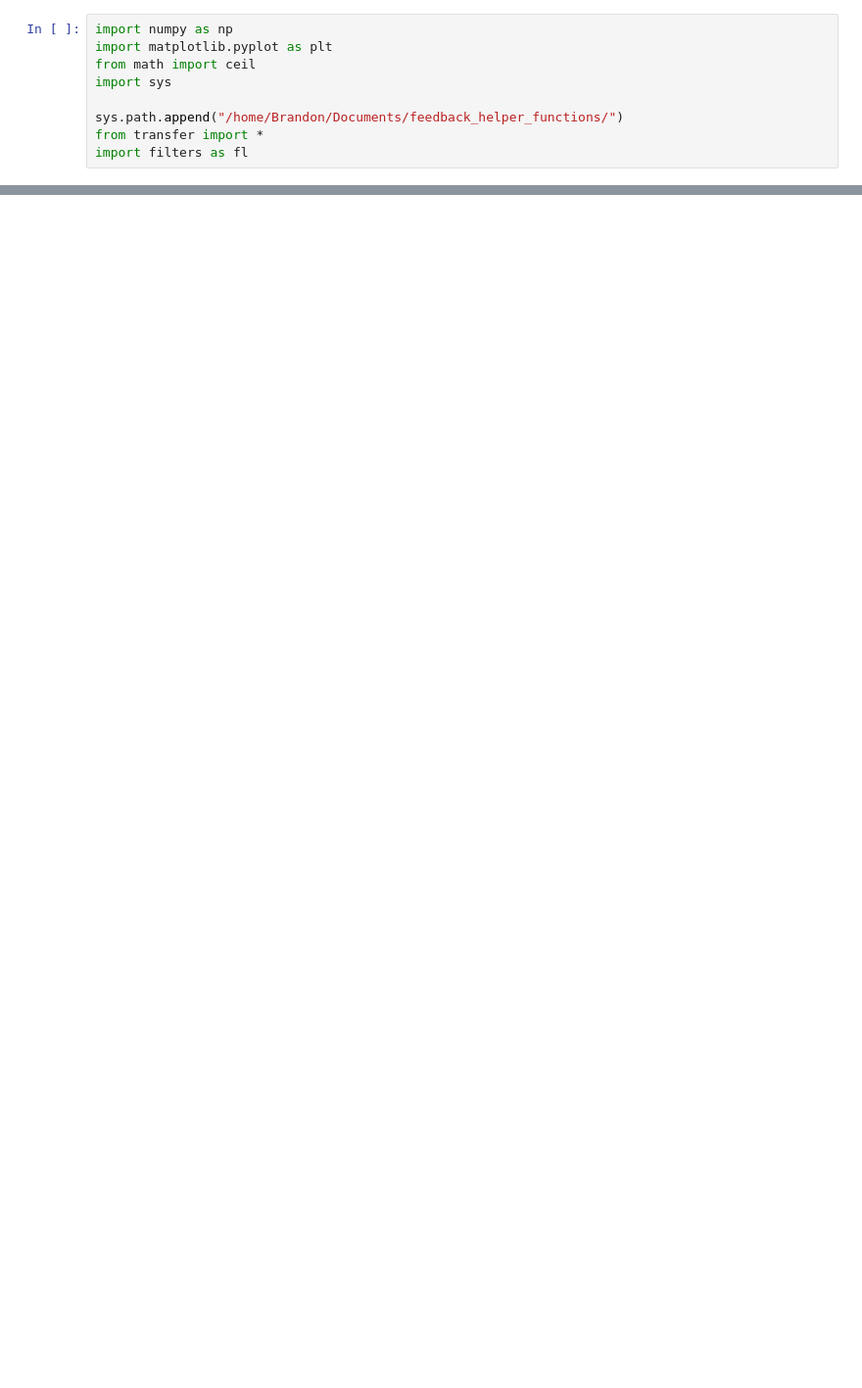
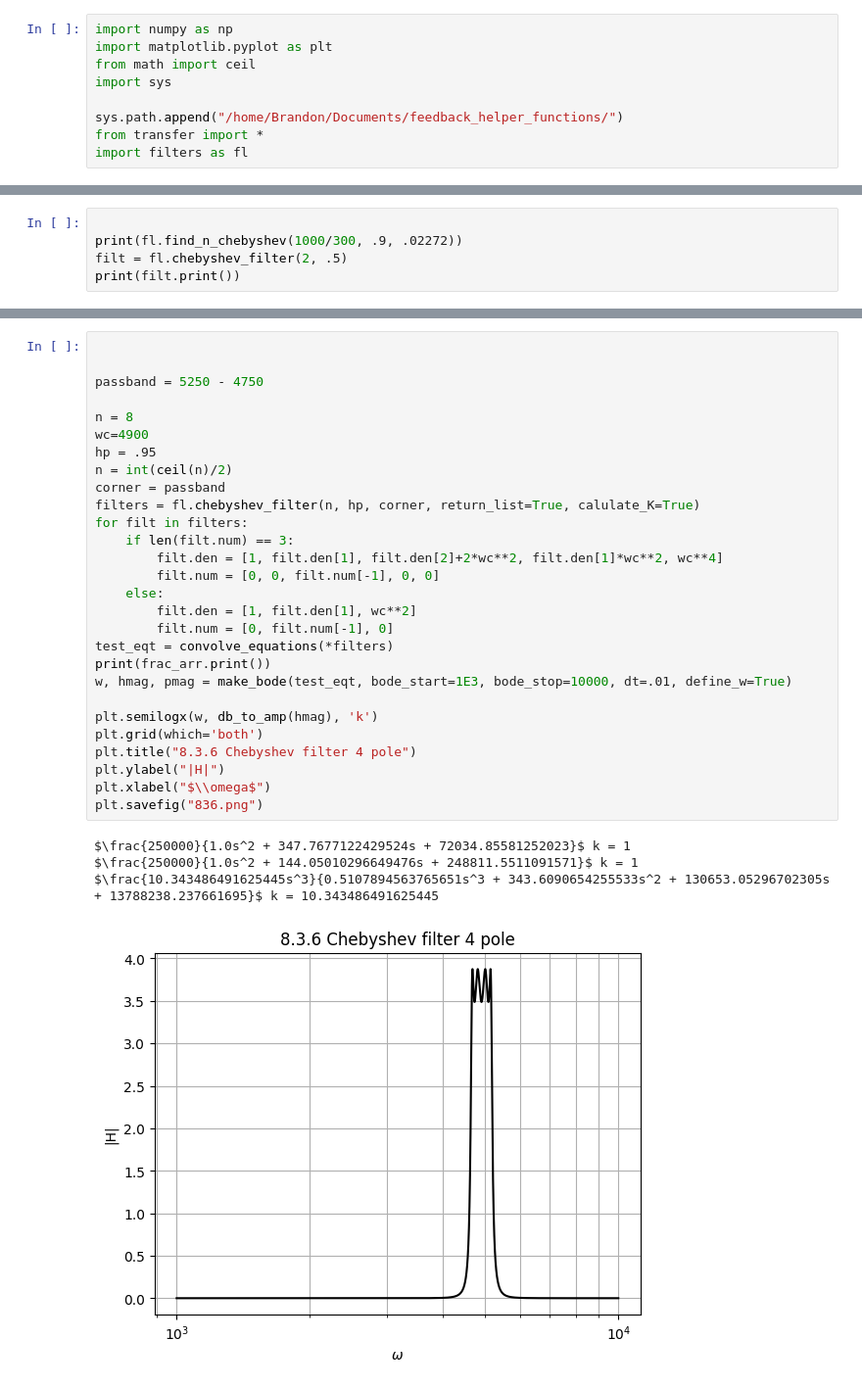
Before and after one commit to Brandon-Vetter/feedback_helper_functions, a Jupyter notebook: chekov_filter.ipynb, the cells around one changed output, grey strips where cells are left out. Shown at 98% size. Saved outputs shown, nothing was run; the diff lists cells and outputs as text; blank space fills up the shorter version.

Commit message:
filters

```diff
--- a/chekov_filter.ipynb
+++ b/chekov_filter.ipynb
@@ -43,0 +97,5 @@ $\frac{1}{1.0s^4 + 0.9836356304188945s^3 + 1.483769526714788s^2 + 0.775242018446
+# %%
+
+print(fl.find_n_chebyshev(1000/300, .9, .02272))
+filt = fl.chebyshev_filter(2, .5)
+print(filt.print())
@@ -43,0 +106,33 @@ $\frac{1}{1.0s^4 + 0.9836356304188945s^3 + 1.483769526714788s^2 + 0.775242018446
+# %%
+
+
+passband = 5250 - 4750
+
+n = 8
+wc=4900
+hp = .95
+n = int(ceil(n)/2)
+corner = passband
+filters = fl.chebyshev_filter(n, hp, corner, return_list=True, calulate_K=True)
+for filt in filters:
+    if len(filt.num) == 3:
+        filt.den = [1, filt.den[1], filt.den[2]+2*wc**2, filt.den[1]*wc**2, wc**4]
+        filt.num = [0, 0, filt.num[-1], 0, 0]
+    else:
+        filt.den = [1, filt.den[1], wc**2]
+        filt.num = [0, filt.num[-1], 0]
+test_eqt = convolve_equations(*filters)
+print(frac_arr.print())
+w, hmag, pmag = make_bode(test_eqt, bode_start=1E3, bode_stop=10000, dt=.01, define_w=True)
+
+plt.semilogx(w, db_to_amp(hmag), 'k')
+plt.grid(which='both')
+plt.title("8.3.6 Chebyshev filter 4 pole")
+plt.ylabel("|H|")
+plt.xlabel("$\\omega$")
+plt.savefig("836.png")
+# %% [output]
+$\frac{250000}{1.0s^2 + 347.7677122429524s + 72034.85581252023}$ k = 1
+$\frac{250000}{1.0s^2 + 144.05010296649476s + 248811.5511091571}$ k = 1
+$\frac{10.343486491625445s^3}{0.5107894563765651s^3 + 343.6090654255533s^2 + 130653.05296702305s + 13788238.237661695}$ k = 10.343486491625445
+[figure, added]
```
Also changed, not shown: parts of 5 cells of this notebook, 2 other files.
